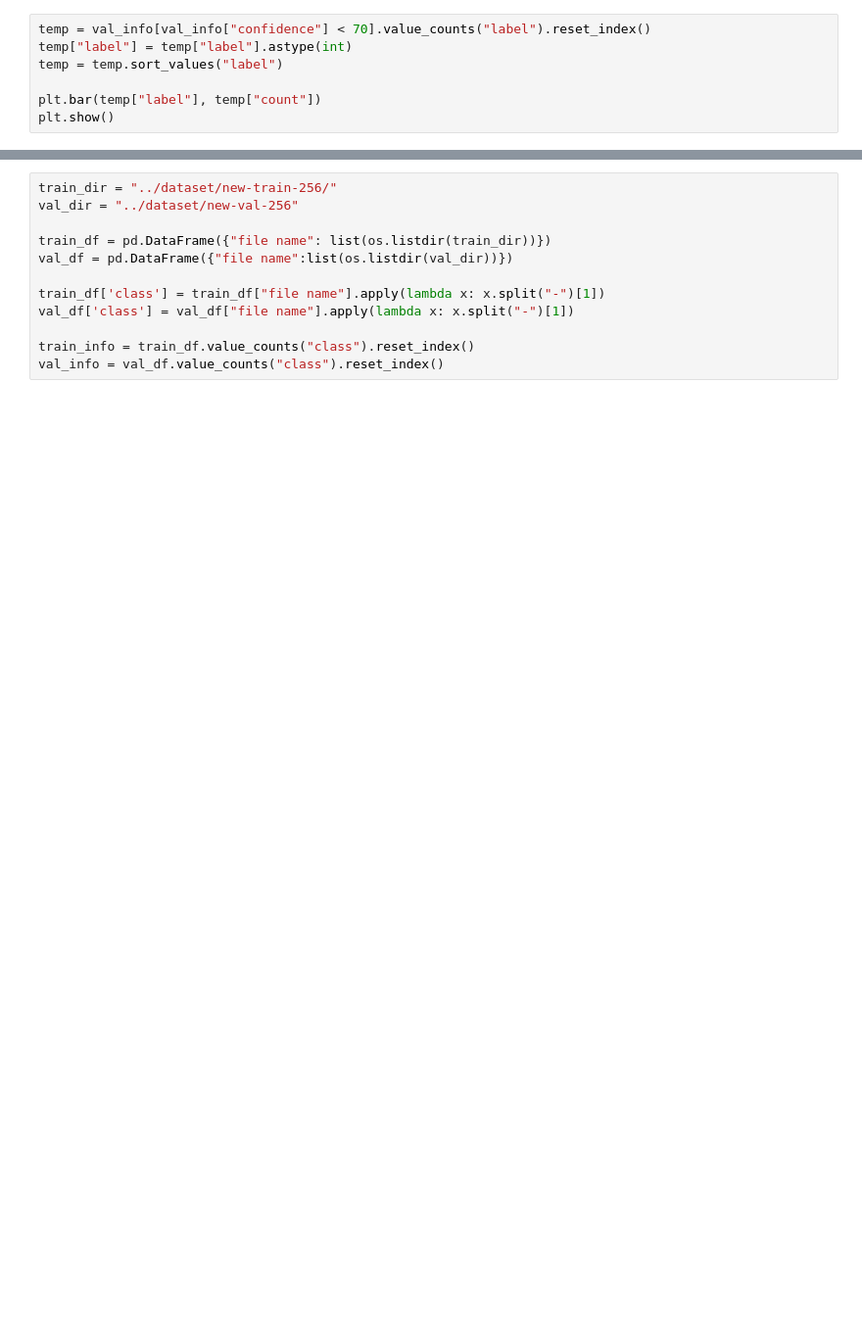
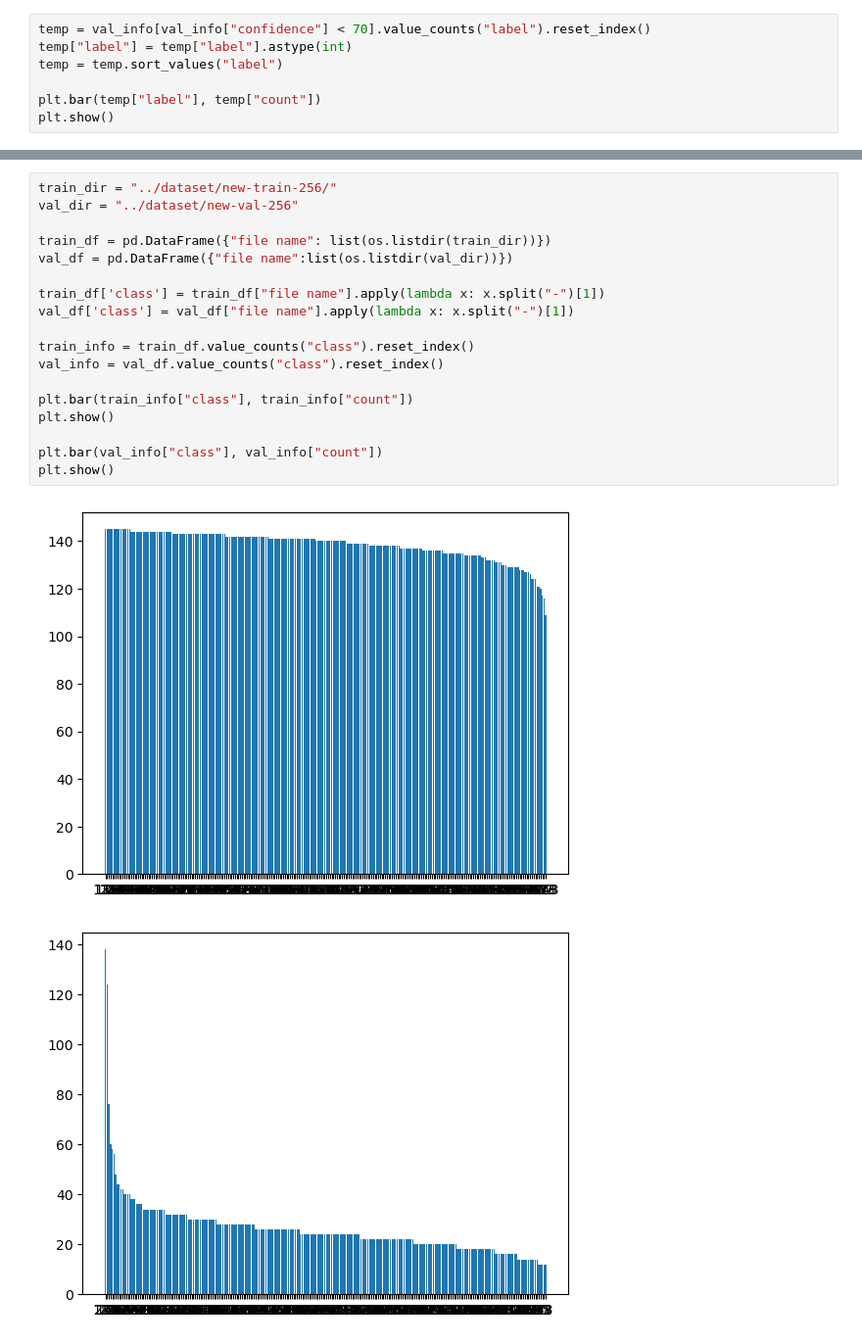
Before and after one commit to yzc-yangmo/bysj, a Jupyter notebook: src/demo.ipynb, the cells around one changed output, grey strips where cells are left out. Shown: that part at 98% size. Drawn from its saved outputs; the diff is of its cells as text; blank space fills up the shorter version.

```diff
--- a/src/demo.ipynb
+++ b/src/demo.ipynb
@@ -379,12 +388,21 @@ for i in os.listdir(origin_dir):
 # %%
 train_dir = "../dataset/new-train-256/"
 val_dir = "../dataset/new-val-256"
 
 train_df = pd.DataFrame({"file name": list(os.listdir(train_dir))})
 val_df = pd.DataFrame({"file name":list(os.listdir(val_dir))})
 
 train_df['class'] = train_df["file name"].apply(lambda x: x.split("-")[1])
 val_df['class'] = val_df["file name"].apply(lambda x: x.split("-")[1])
 
 train_info = train_df.value_counts("class").reset_index()
 val_info = val_df.value_counts("class").reset_index()
+
+plt.bar(train_info["class"], train_info["count"])
+plt.show()
+
+plt.bar(val_info["class"], val_info["count"])
+plt.show()
+# %% [output]
+[figure, added]
+[figure, added]
```
Also changed, not shown: parts of 5 cells of this notebook, 3 other files.
